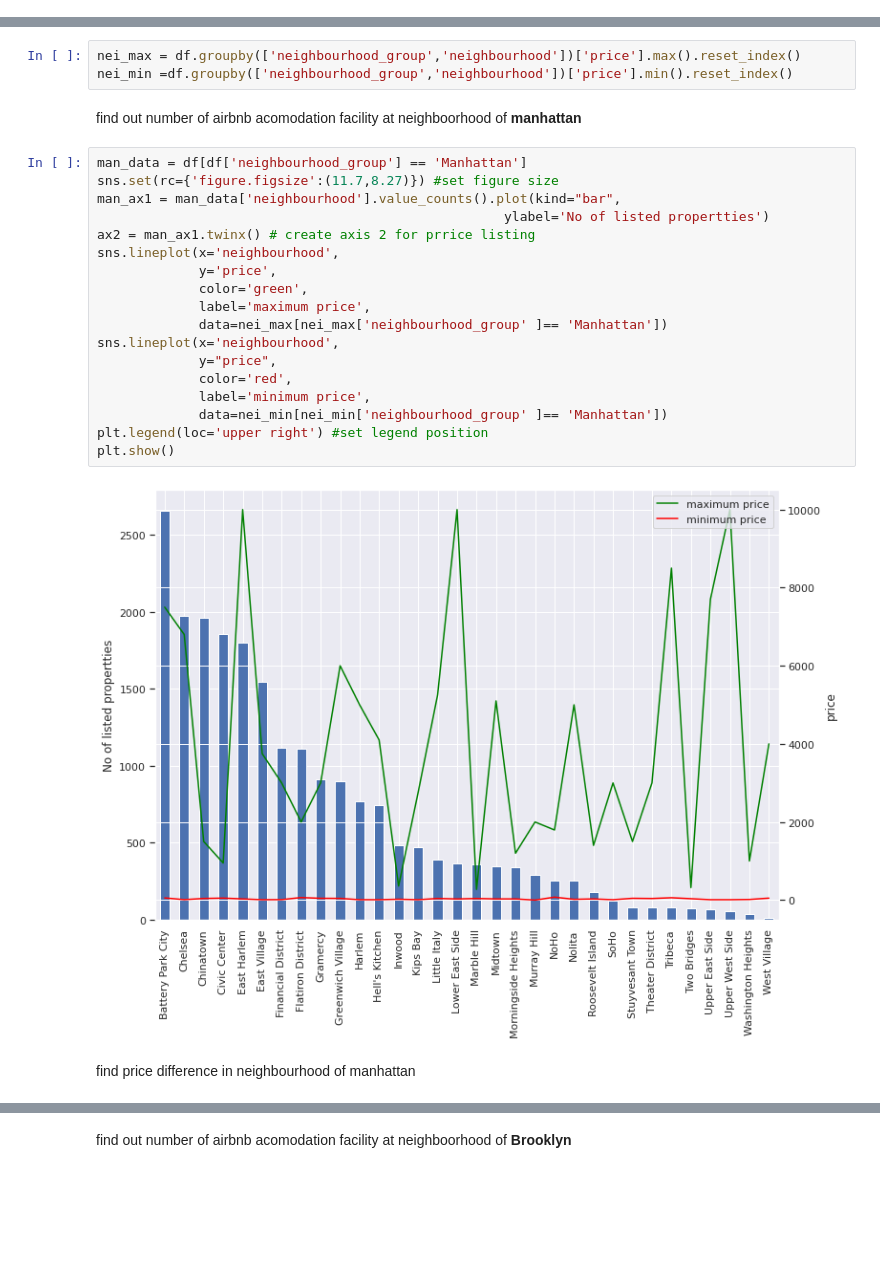
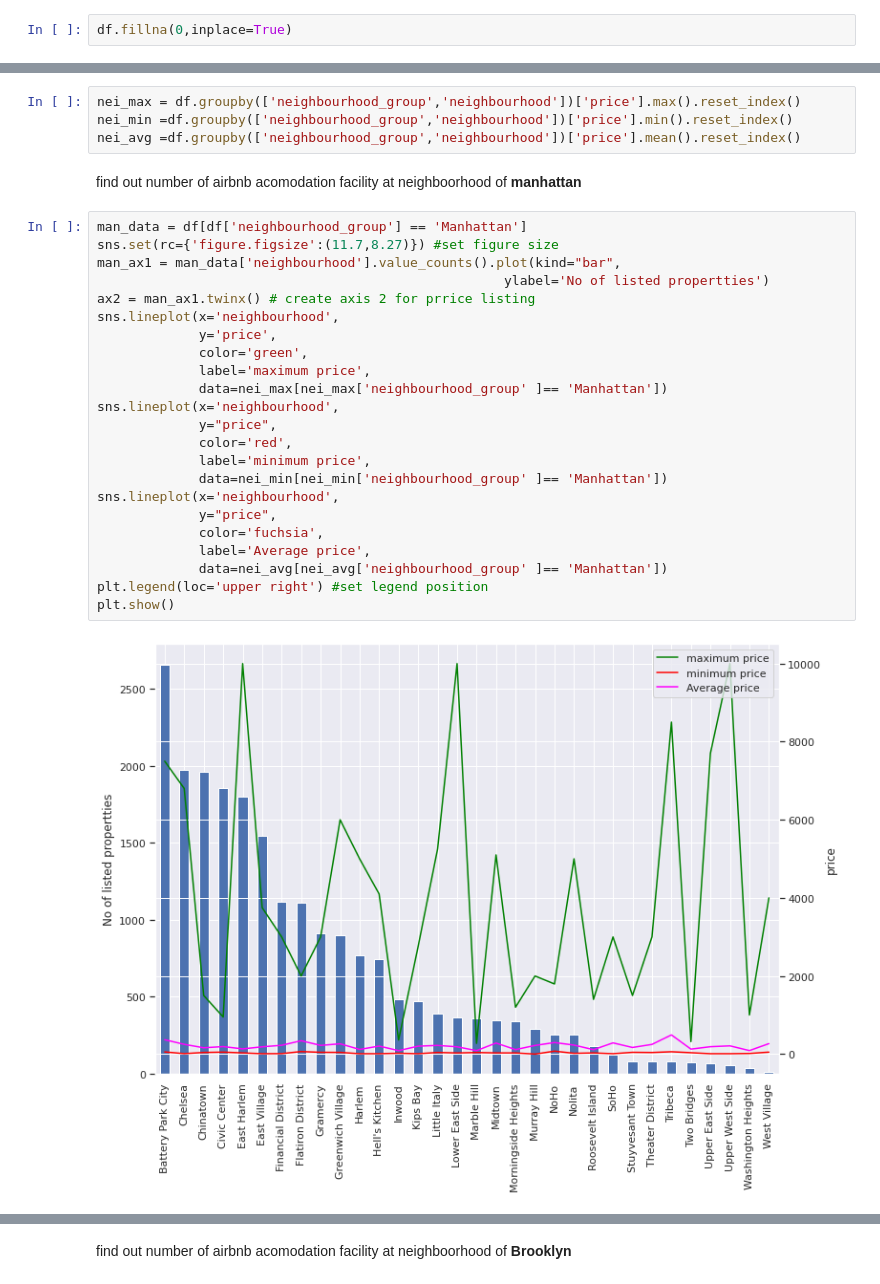
Before and after one commit to Kunaltembhare003/EDA, a Jupyter notebook: Copy_of_Airbnb_Bookings_Analysis_Capstone_Project.ipynb, the cells around one changed output, grey strips where cells are left out. Saved outputs shown, nothing was run; the diff lists cells and outputs as text; blank space fills up the shorter version.

```diff
--- a/Copy_of_Airbnb_Bookings_Analysis_Capstone_Project.ipynb
+++ b/Copy_of_Airbnb_Bookings_Analysis_Capstone_Project.ipynb
@@ -28,6 +37,8 @@ Mounted at /content/drive
 working_path = '/content/drive/MyDrive/alma_better/capstone_project/EDA/'
 # %%
 df = pd.read_csv(working_path+'Airbnb_NYC_2019.csv')
+# %%
+df.fillna(0,inplace=True)
 # %%
 df.tail()
 # %% [output]
@@ -78,27 +96,31 @@ minimum and maximum price neighbourhood wise
 # %%
 nei_max = df.groupby(['neighbourhood_group','neighbourhood'])['price'].max().reset_index()
 nei_min =df.groupby(['neighbourhood_group','neighbourhood'])['price'].min().reset_index()
+nei_avg =df.groupby(['neighbourhood_group','neighbourhood'])['price'].mean().reset_index()
 # %% [markdown]
 find out number of airbnb acomodation facility at neighboorhood of **manhattan**
 # %%
 man_data = df[df['neighbourhood_group'] == 'Manhattan']
 sns.set(rc={'figure.figsize':(11.7,8.27)}) #set figure size
 man_ax1 = man_data['neighbourhood'].value_counts().plot(kind="bar",
                                                     ylabel='No of listed propertties')
 ax2 = man_ax1.twinx() # create axis 2 for prrice listing
 sns.lineplot(x='neighbourhood',
              y='price',
              color='green',
              label='maximum price',
              data=nei_max[nei_max['neighbourhood_group' ]== 'Manhattan'])
 sns.lineplot(x='neighbourhood',
              y="price",
              color='red',
              label='minimum price',
              data=nei_min[nei_min['neighbourhood_group' ]== 'Manhattan'])
+sns.lineplot(x='neighbourhood',
+             y="price",
+             color='fuchsia',
+             label='Average price',
+             data=nei_avg[nei_avg['neighbourhood_group' ]== 'Manhattan'])
 plt.legend(loc='upper right') #set legend position
 plt.show()
 # %% [output]
-[figure, old version]
+[figure, new version]
-# %% [markdown]
-find price difference in neighbourhood of manhattan
```
Also changed, not shown: parts of 24 cells of this notebook.
